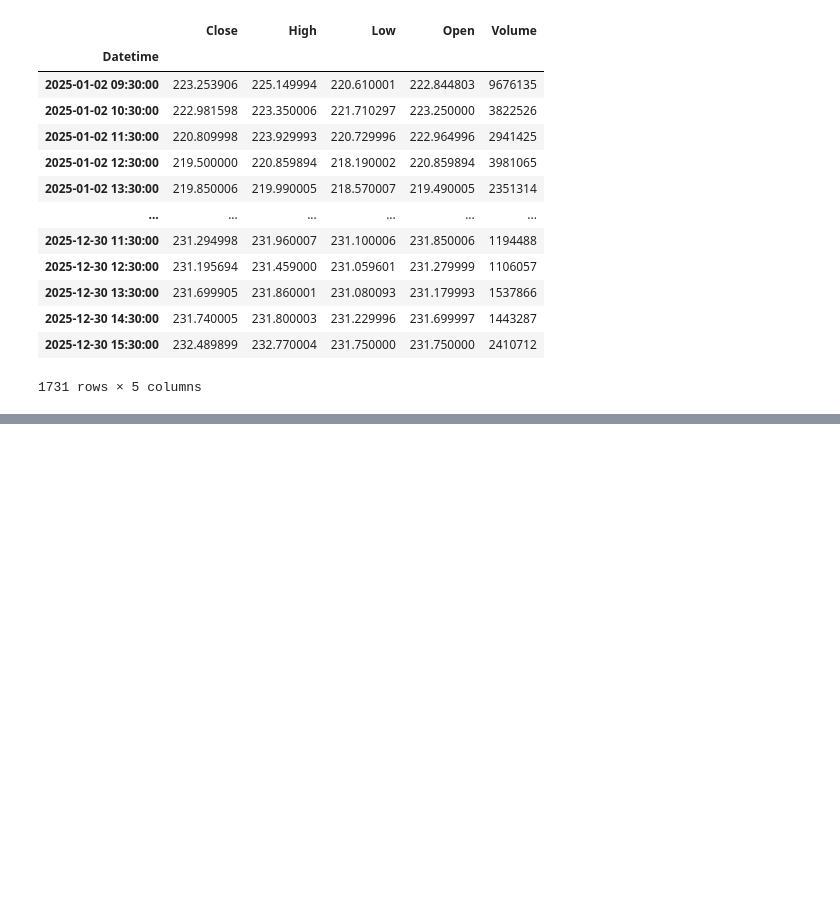
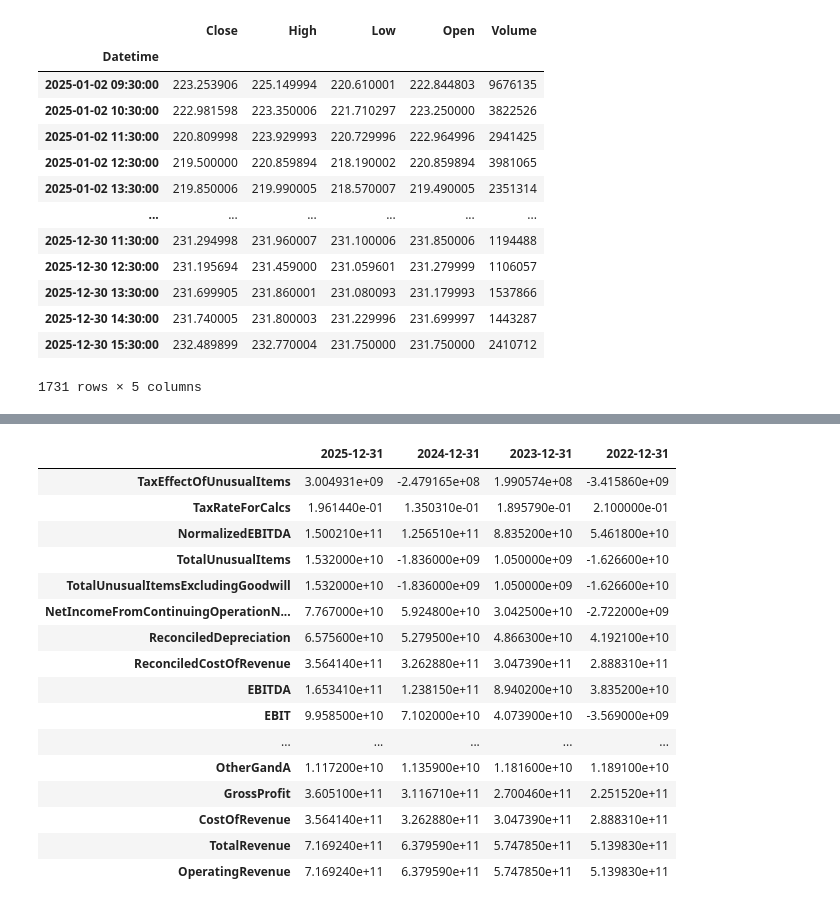
Before and after one commit to sunilsala88/batch36, a Jupyter notebook: 15_financial/fin1.ipynb, the cells around one changed output, grey strips where cells are left out. Saved outputs shown, nothing was run; the diff lists cells and outputs as text; code cells hidden in the pictures; blank space fills up the shorter version.

```diff
--- a/15_financial/fin1.ipynb
+++ b/15_financial/fin1.ipynb
@@ -78,0 +158,20 @@ data
+# %%
+t1.get_income_stmt()
+# %% [output]
+|  | 2025-12-31 | 2024-12-31 | 2023-12-31 | 2022-12-31 |
+| TaxEffectOfUnusualItems | 3.004931e+09 | -2.479165e+08 | 1.990574e+08 | -3.415860e+09 |
+| TaxRateForCalcs | 1.961440e-01 | 1.350310e-01 | 1.895790e-01 | 2.100000e-01 |
+| NormalizedEBITDA | 1.500210e+11 | 1.256510e+11 | 8.835200e+10 | 5.461800e+10 |
+| TotalUnusualItems | 1.532000e+10 | -1.836000e+09 | 1.050000e+09 | -1.626600e+10 |
+| TotalUnusualItemsExcludingGoodwill | 1.532000e+10 | -1.836000e+09 | 1.050000e+09 | -1.626600e+10 |
+| NetIncomeFromContinuingOperationN... | 7.767000e+10 | 5.924800e+10 | 3.042500e+10 | -2.722000e+09 |
+| ReconciledDepreciation | 6.575600e+10 | 5.279500e+10 | 4.866300e+10 | 4.192100e+10 |
+| ReconciledCostOfRevenue | 3.564140e+11 | 3.262880e+11 | 3.047390e+11 | 2.888310e+11 |
+| EBITDA | 1.653410e+11 | 1.238150e+11 | 8.940200e+10 | 3.835200e+10 |
+| EBIT | 9.958500e+10 | 7.102000e+10 | 4.073900e+10 | -3.569000e+09 |
+| ... | ... | ... | ... | ... |
+| OtherGandA | 1.117200e+10 | 1.135900e+10 | 1.181600e+10 | 1.189100e+10 |
+| GrossProfit | 3.605100e+11 | 3.116710e+11 | 2.700460e+11 | 2.251520e+11 |
+| CostOfRevenue | 3.564140e+11 | 3.262880e+11 | 3.047390e+11 | 2.888310e+11 |
+| TotalRevenue | 7.169240e+11 | 6.379590e+11 | 5.747850e+11 | 5.139830e+11 |
+| OperatingRevenue | 7.169240e+11 | 6.379590e+11 | 5.747850e+11 | 5.139830e+11 |
```
Also changed, not shown: parts of 5 cells of this notebook, 3 other files.
